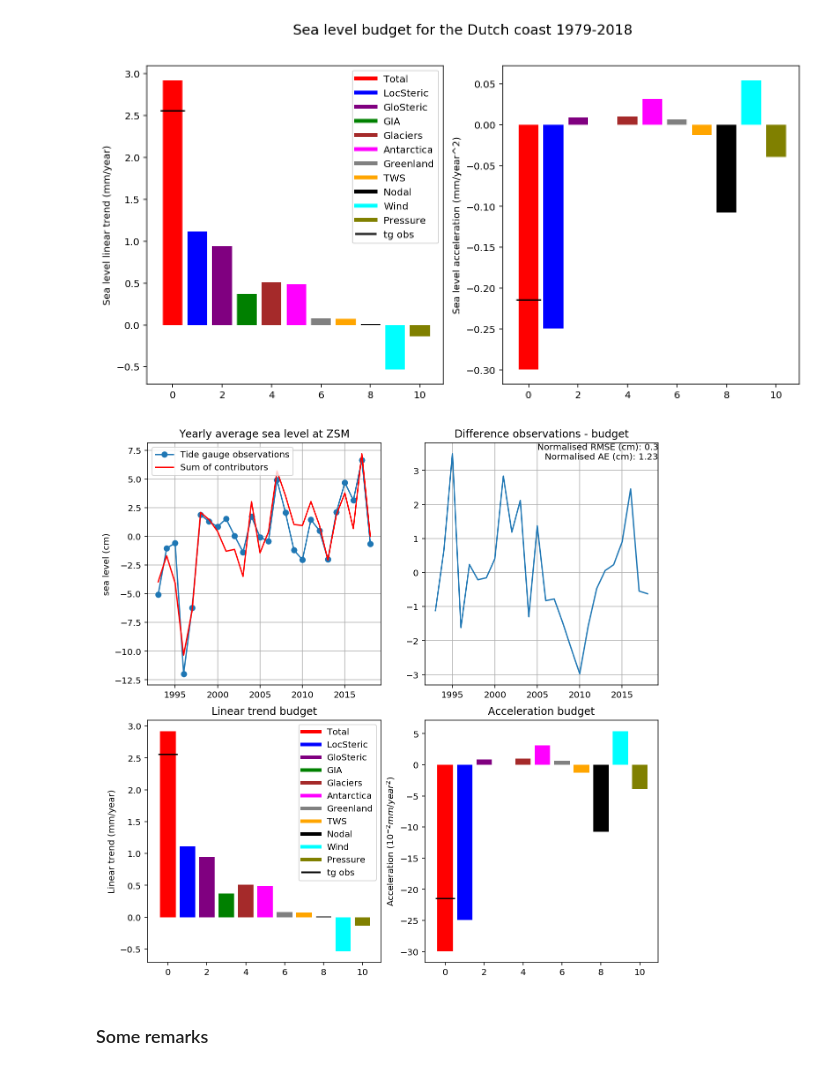
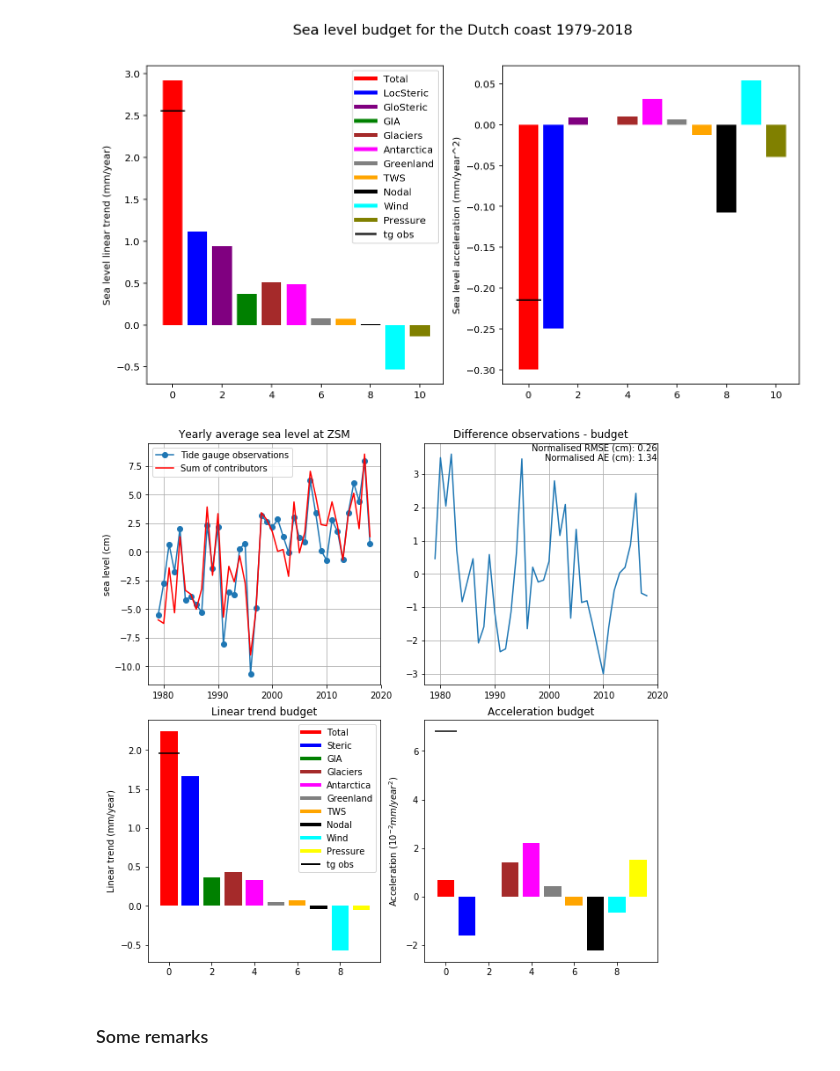
Before and after one commit to Jacobiaan/SLBudget, a Jupyter notebook: notebooks/Budget.ipynb, the cells around one changed output. Drawn from its saved outputs; the diff is of its cells as text; code cells hidden in the pictures.

Commit message:
Change the way steric process is split between global and local to make the separation available in the output csv file

```diff
--- a/notebooks/Budget.ipynb
+++ b/notebooks/Budget.ipynb
@@ -27,7 +27,7 @@ path_outputs = '../outputs/'
 # %%
 # Pick a region name (see choices bellow):
 tg_sel = 'ZSM' # Tide gauge selection, see options in the next cell
-opt_steric = ['EN4','ENS',2000]
+opt_steric = ['EN4','ENS',4000]
                 # [0]: Poduct, 'EN4' and 'IAP' available so far
                 # [1]: Region on which to average the steric effect: ENS, EBB, NWS
                 # [2]: Depth of integration in meters
@@ -44,6 +44,8 @@ opt_wind_ibe = ['regression','ERA5'] # Method 'regression' or 'dynamical_model'
                           # 'WAQUA' : Use the barotropic ocean model WAQUA
 opt_nodal = 'potential' # 'potential' or 'regression', 'regression' only available
                          #if opt_wind_ibe[0] is also 'regression'
+separate_global_steric = True # No choice for global steric only Levitus is
+                              # available
 INFO = True # Additional info on the computations
 # %%
 reg_dict = {'ZSM' : [20, 22, 23, 24, 25, 32], # Zeespiegelmonitor (Dutch coast)
@@ -78,7 +80,8 @@ tg_df.iloc[-10:]
 | 2018 | 12.172611 | 15.248387 | 9.113636 | 12.688312 | 7.405195 | 10.402721 | 11.171810 |
 # %%
 slmean_df = slc.budget_at_tg(INFO, tg_id, opt_steric, opt_glaciers, opt_antarctica,
-                 opt_greenland, opt_tws, opt_wind_ibe, opt_nodal, True)
+                             opt_greenland, opt_tws, opt_wind_ibe, opt_nodal,
+                             separate_global_steric, True)
 slmean_df.iloc[-10:]
 
 #slmean_df = slmean_df.loc[1958:2014] # Select date to fit Fred16 study
@@ -245,10 +248,9 @@ fig.suptitle('Sea level budget for the Dutch coast', fontsize="x-large")
 Text(0.5, 0.98, 'Sea level budget for the Dutch coast 1979-2018')
 [figure]
 # %%
-separate_global_steric = True
-fig, ax = slc.plot_budget(tg_sel, slmean_df, separate_global_steric)
+fig, ax = slc.plot_budget(tg_sel, slmean_df)
 # %% [output]
-[figure, old version]
+[figure, new version]
 # %%
 budget_name = 'slbudget_'+strftime("%Y_%m_%d", gmtime())+'_'+tg_sel+'_'+str(slmean_df.index[0])+'_'+str(slmean_df.index[-1])+'_'+opt_wind_ibe[1]+''
 
```
Also changed, not shown: parts of 3 cells of this notebook, 1 other file.
